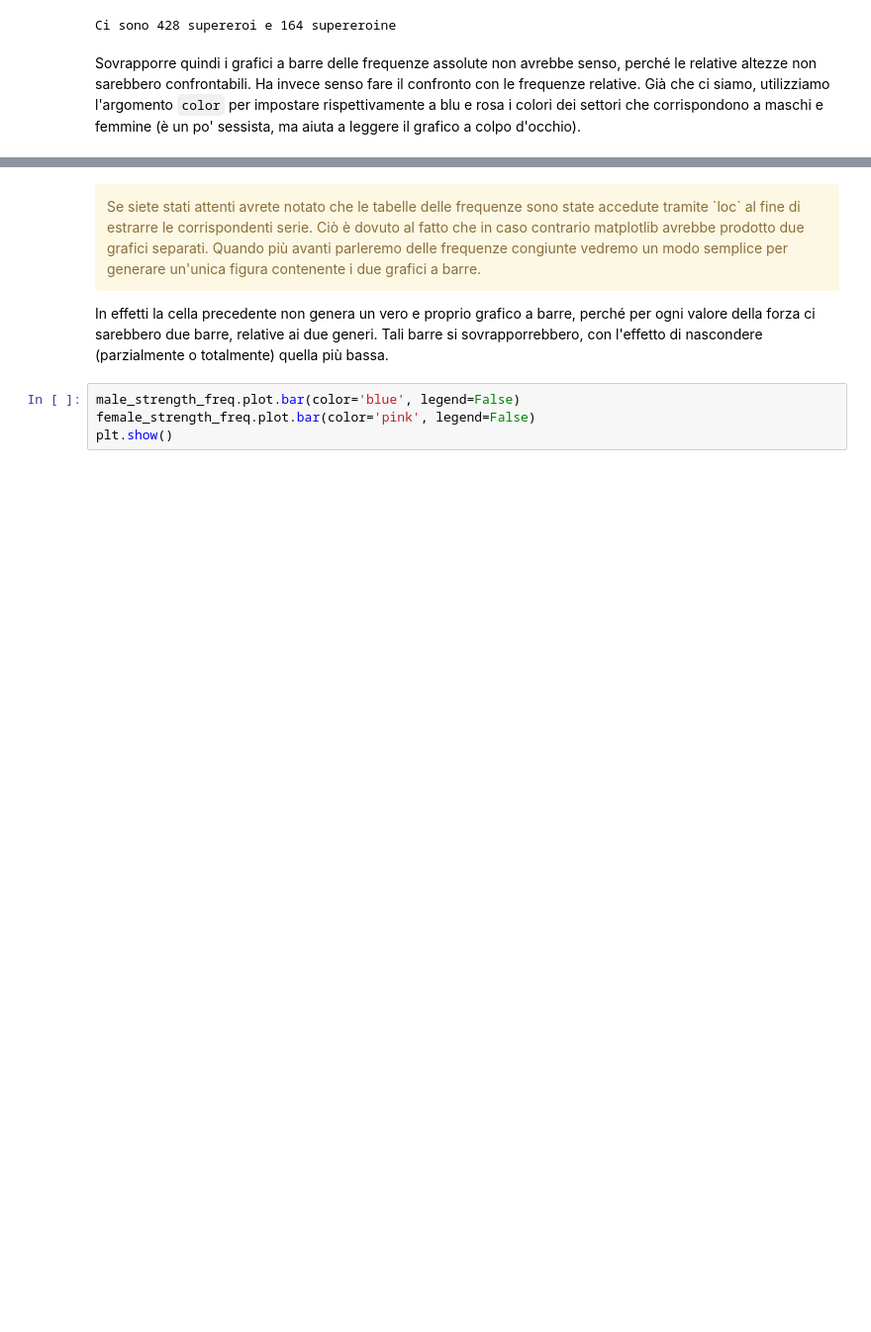
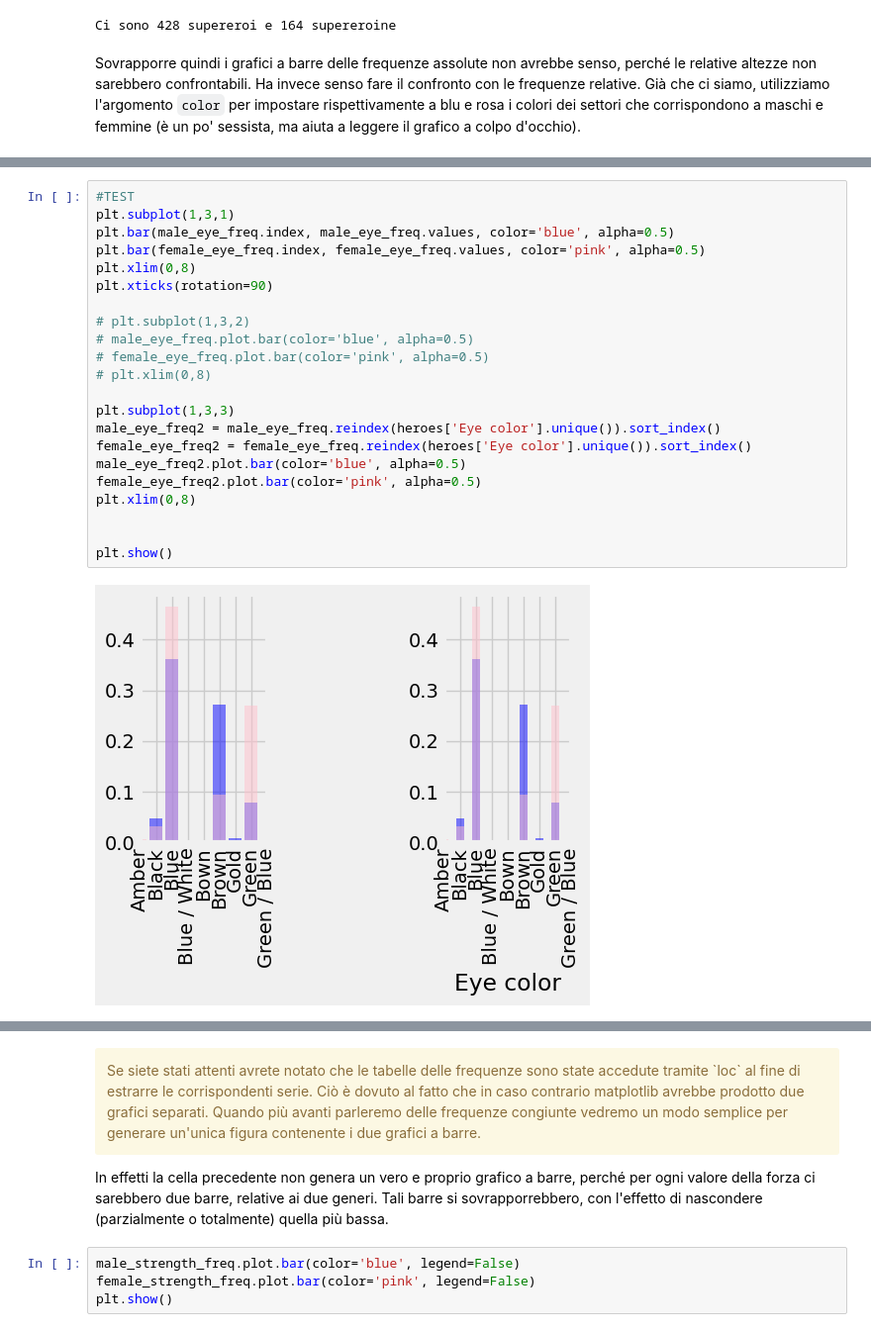
Before and after one commit to nic0-o1/superhero-datascience, a Jupyter notebook: content/L03-Dati_e_frequenze.ipynb, the cells around one changed output, grey strips where cells are left out. Shown at 99% size. Cells and saved outputs as stored; diff of their text form; blank space fills up the shorter version.

```diff
--- a/content/L03-Dati_e_frequenze.ipynb
+++ b/content/L03-Dati_e_frequenze.ipynb
@@ -293,0 +331,24 @@ Sovrapporre quindi i grafici a barre delle frequenze assolute non avrebbe senso,
+# %%
+#TEST
+plt.subplot(1,3,1)
+plt.bar(male_eye_freq.index, male_eye_freq.values, color='blue', alpha=0.5)
+plt.bar(female_eye_freq.index, female_eye_freq.values, color='pink', alpha=0.5)
+plt.xlim(0,8)
+plt.xticks(rotation=90)
+
+# plt.subplot(1,3,2)
+# male_eye_freq.plot.bar(color='blue', alpha=0.5)
+# female_eye_freq.plot.bar(color='pink', alpha=0.5)
+# plt.xlim(0,8)
+
+plt.subplot(1,3,3)
+male_eye_freq2 = male_eye_freq.reindex(heroes['Eye color'].unique()).sort_index()
+female_eye_freq2 = female_eye_freq.reindex(heroes['Eye color'].unique()).sort_index()
+male_eye_freq2.plot.bar(color='blue', alpha=0.5)
+female_eye_freq2.plot.bar(color='pink', alpha=0.5)
+plt.xlim(0,8)
+
+
+plt.show()
+# %% [output]
+[figure, added]
```
Also changed, not shown: parts of 4 cells of this notebook.
